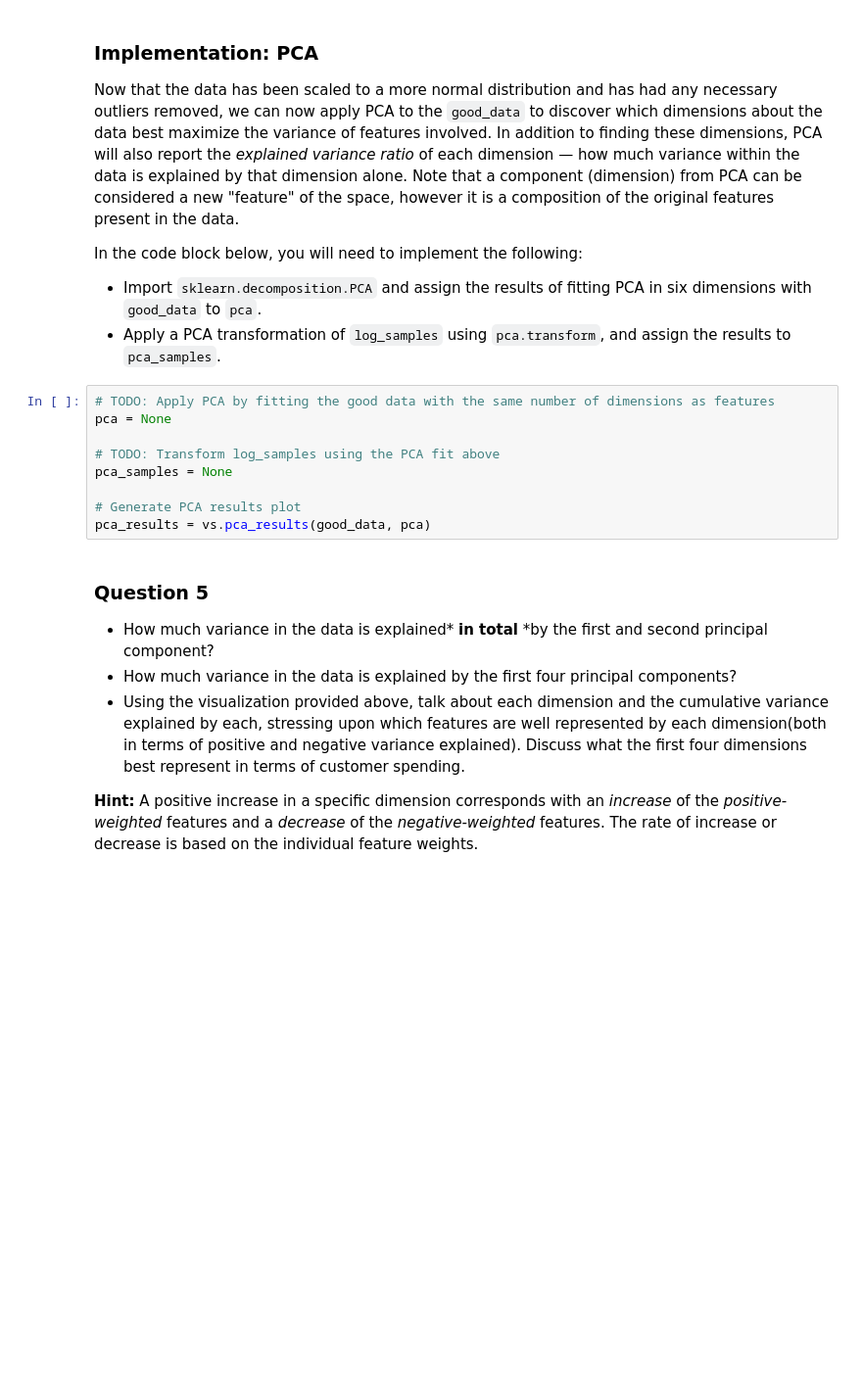
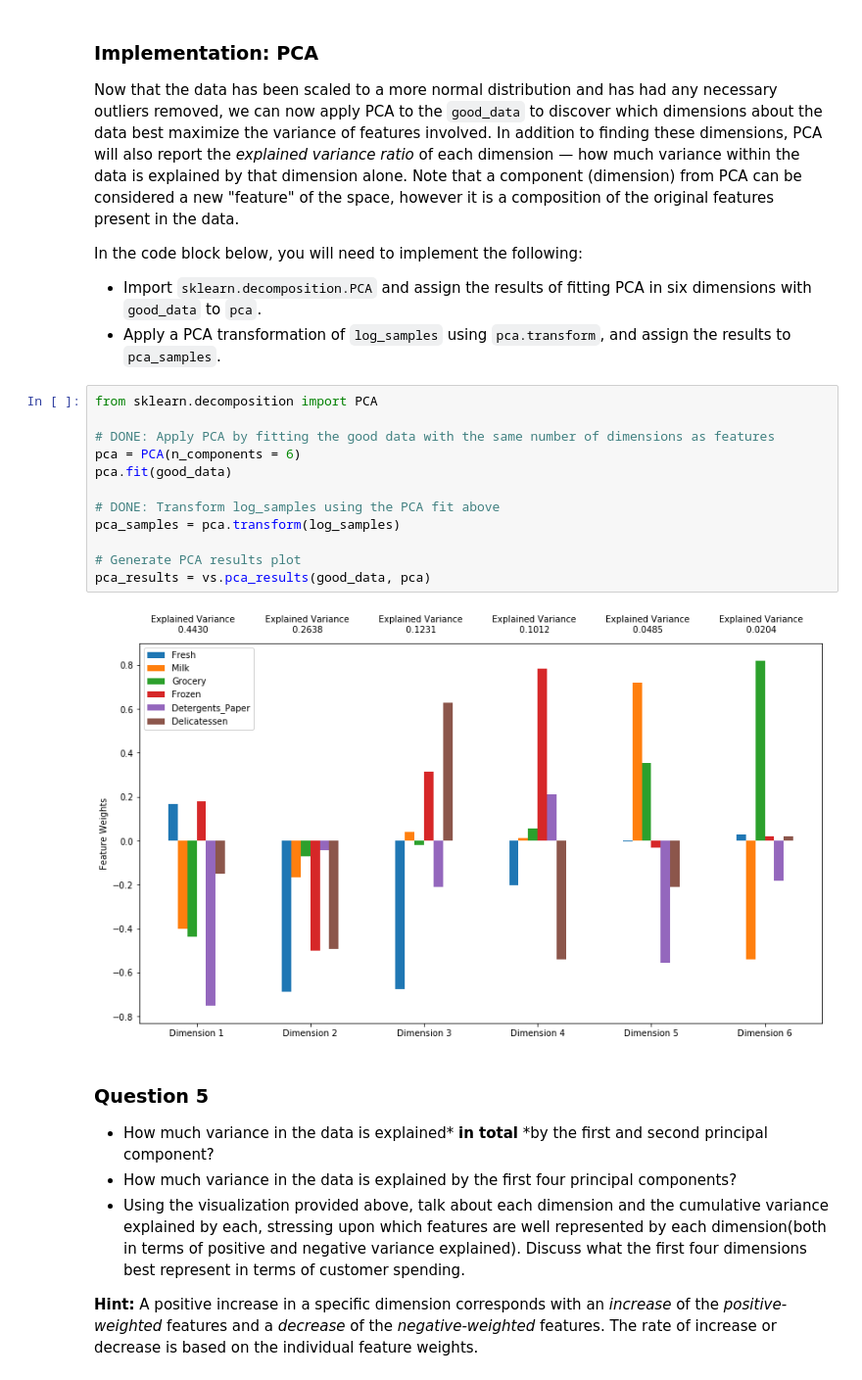
Before and after one commit to SimoneRomero/customer-segments, a Jupyter notebook: customer_segments/customer_segments.ipynb, the cells around one changed output. Shown: that part at 98% size. Cells and saved outputs as stored; diff of their text form; blank space fills up the shorter version.

```diff
--- a/customer_segments/customer_segments.ipynb
+++ b/customer_segments/customer_segments.ipynb
@@ -354,14 +354,19 @@ In the code block below, you will need to implement the following:
  - Import `sklearn.decomposition.PCA` and assign the results of fitting PCA in six dimensions with `good_data` to `pca`.
  - Apply a PCA transformation of `log_samples` using `pca.transform`, and assign the results to `pca_samples`.
 # %%
-# TODO: Apply PCA by fitting the good data with the same number of dimensions as features
-pca = None
+from sklearn.decomposition import PCA
 
-# TODO: Transform log_samples using the PCA fit above
-pca_samples = None
+# DONE: Apply PCA by fitting the good data with the same number of dimensions as features
+pca = PCA(n_components = 6)
+pca.fit(good_data)
+
+# DONE: Transform log_samples using the PCA fit above
+pca_samples = pca.transform(log_samples)
 
 # Generate PCA results plot
 pca_results = vs.pca_results(good_data, pca)
+# %% [output]
+[figure, added]
 # %% [markdown]
 ### Question 5
 
```
Also changed, not shown: parts of 6 cells of this notebook.
